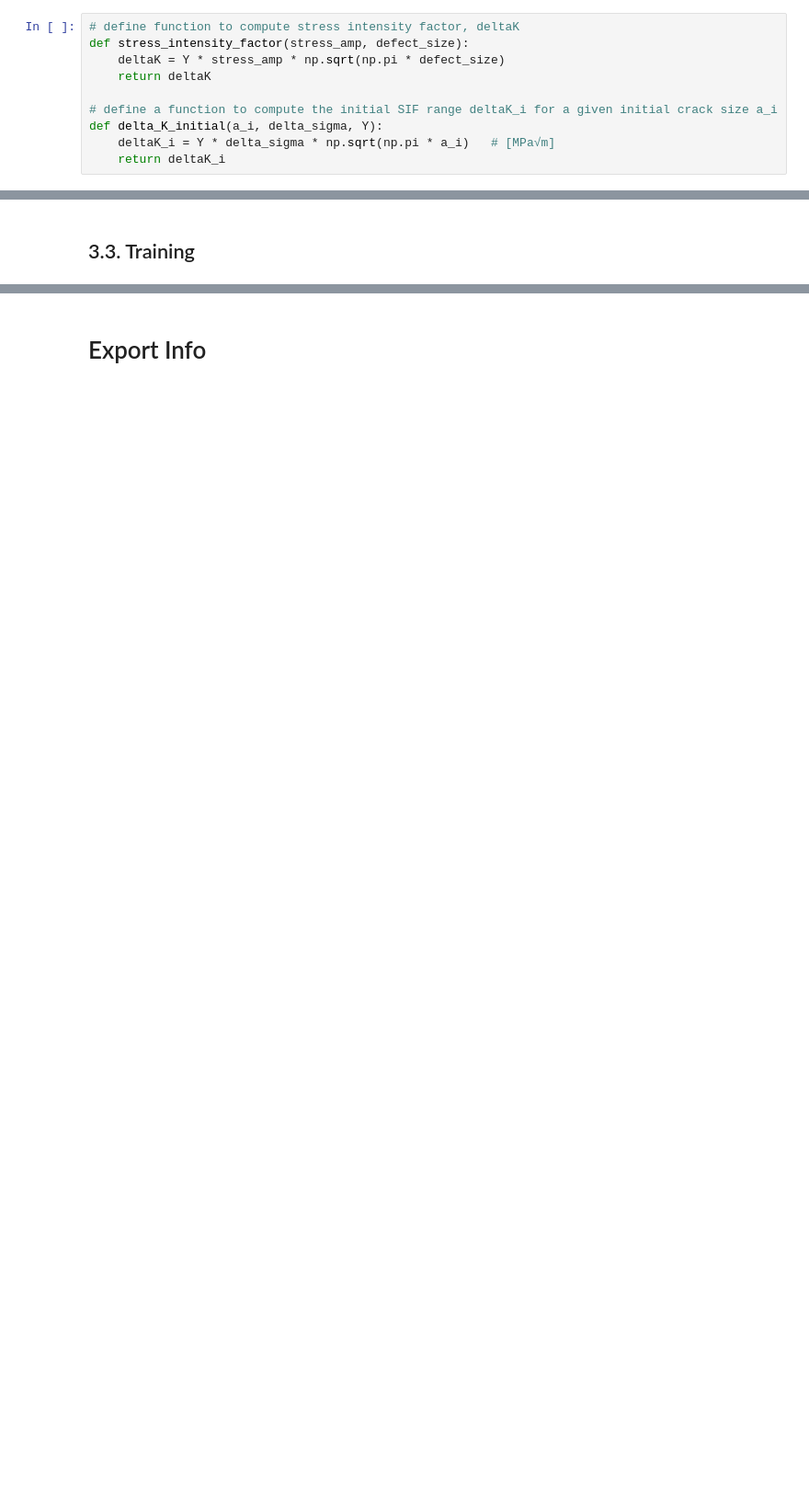
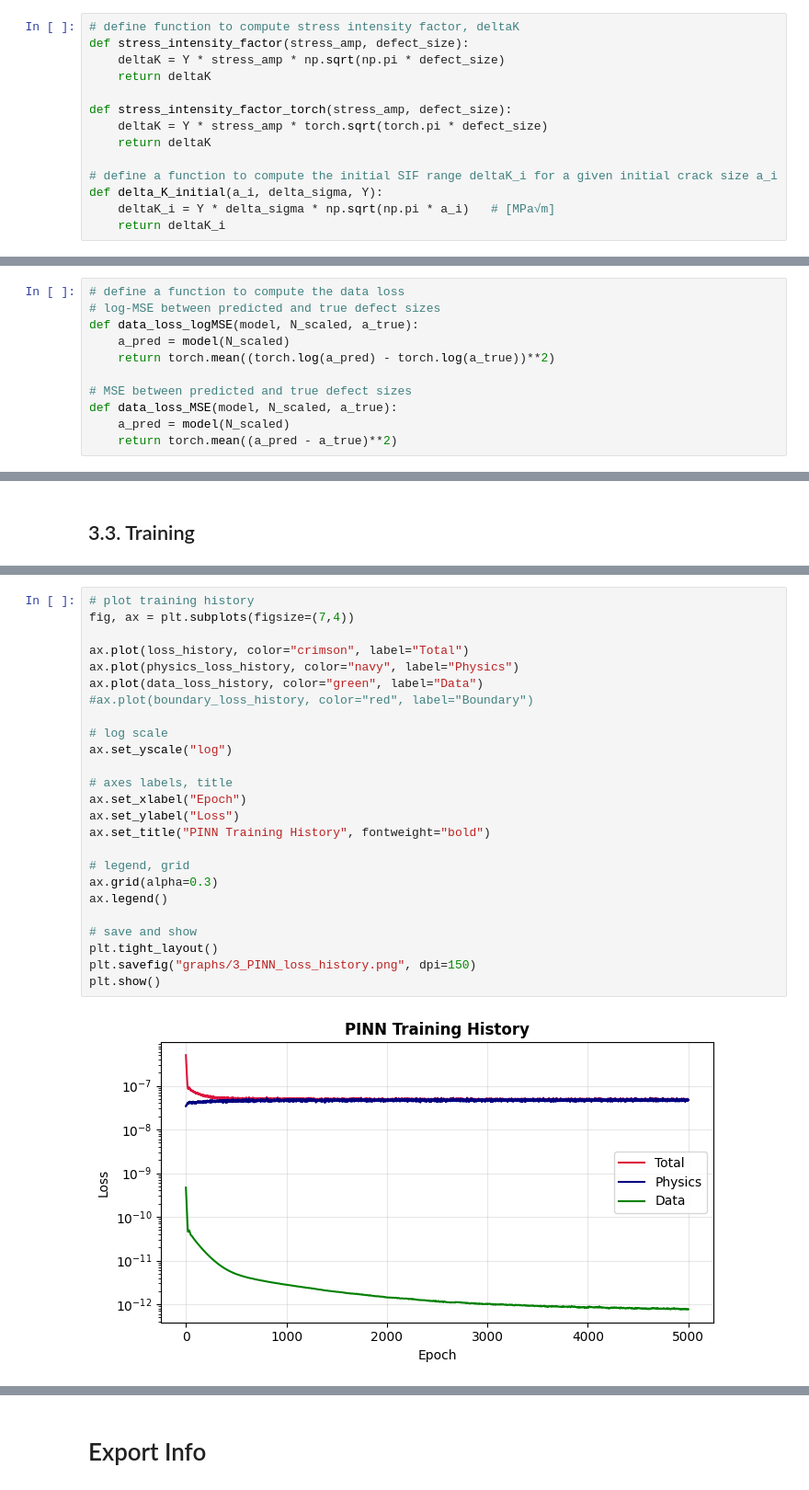
Before and after one commit to jessk816/pinn, a Jupyter notebook: models/paris/workflow_2.ipynb, the cells around one changed output, grey strips where cells are left out. Shown at 92% size. Drawn from its saved outputs; the diff is of its cells as text; blank space fills up the shorter version.

Commit message:
pinn model on workflow 2

```diff
--- a/models/paris/workflow_2.ipynb
+++ b/models/paris/workflow_2.ipynb
@@ -597,6 +597,10 @@ def stress_intensity_factor(stress_amp, defect_size):
     deltaK = Y * stress_amp * np.sqrt(np.pi * defect_size)
     return deltaK
 
+def stress_intensity_factor_torch(stress_amp, defect_size):
+    deltaK = Y * stress_amp * torch.sqrt(torch.pi * defect_size)
+    return deltaK
+
 # define a function to compute the initial SIF range deltaK_i for a given initial crack size a_i
 def delta_K_initial(a_i, delta_sigma, Y):
     deltaK_i = Y * delta_sigma * np.sqrt(np.pi * a_i)   # [MPa√m]
@@ -1009,0 +1056,11 @@ def physics_loss(model, N, C, m, sigma, Y):
+# %%
+# define a function to compute the data loss
+# log-MSE between predicted and true defect sizes
+def data_loss_logMSE(model, N_scaled, a_true):
+    a_pred = model(N_scaled)
+    return torch.mean((torch.log(a_pred) - torch.log(a_true))**2)
+
+# MSE between predicted and true defect sizes
+def data_loss_MSE(model, N_scaled, a_true):
+    a_pred = model(N_scaled)
+    return torch.mean((a_pred - a_true)**2)
@@ -1047,0 +1192,27 @@ Epoch 4500, Loss: 2.876551661756821e-06
+# %%
+# plot training history
+fig, ax = plt.subplots(figsize=(7,4))
+
+ax.plot(loss_history, color="crimson", label="Total")
+ax.plot(physics_loss_history, color="navy", label="Physics")
+ax.plot(data_loss_history, color="green", label="Data")
+#ax.plot(boundary_loss_history, color="red", label="Boundary")
+
+# log scale
+ax.set_yscale("log")
+
+# axes labels, title
+ax.set_xlabel("Epoch")
+ax.set_ylabel("Loss")
+ax.set_title("PINN Training History", fontweight="bold")
+
+# legend, grid
+ax.grid(alpha=0.3)
+ax.legend()
+
+# save and show
+plt.tight_layout()
+plt.savefig("graphs/3_PINN_loss_history.png", dpi=150)
+plt.show()
+# %% [output]
+[figure, added]
```
Also changed, not shown: parts of 35 cells of this notebook, 13 other files.
